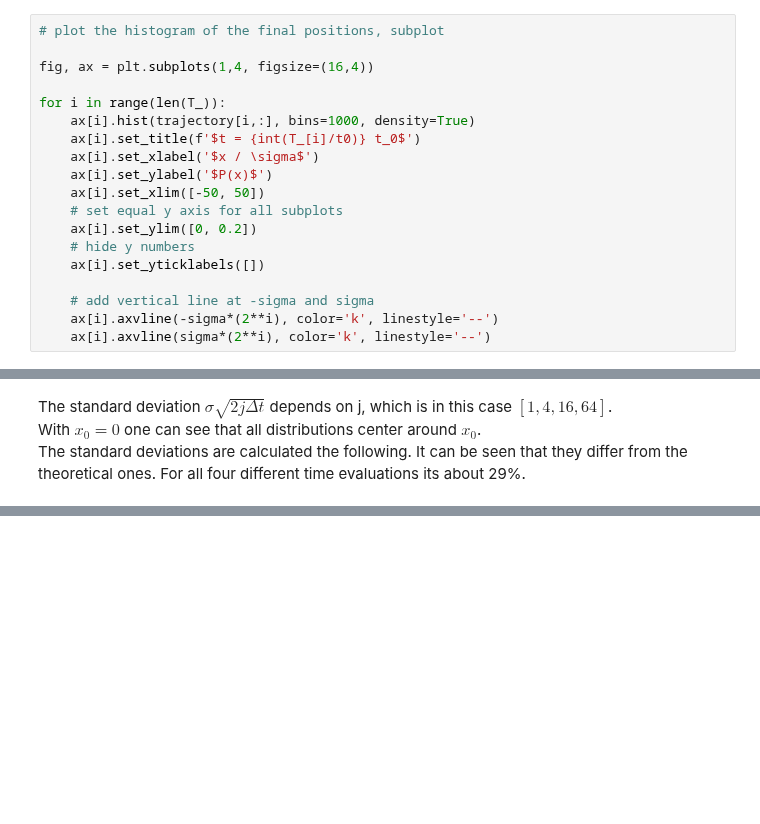
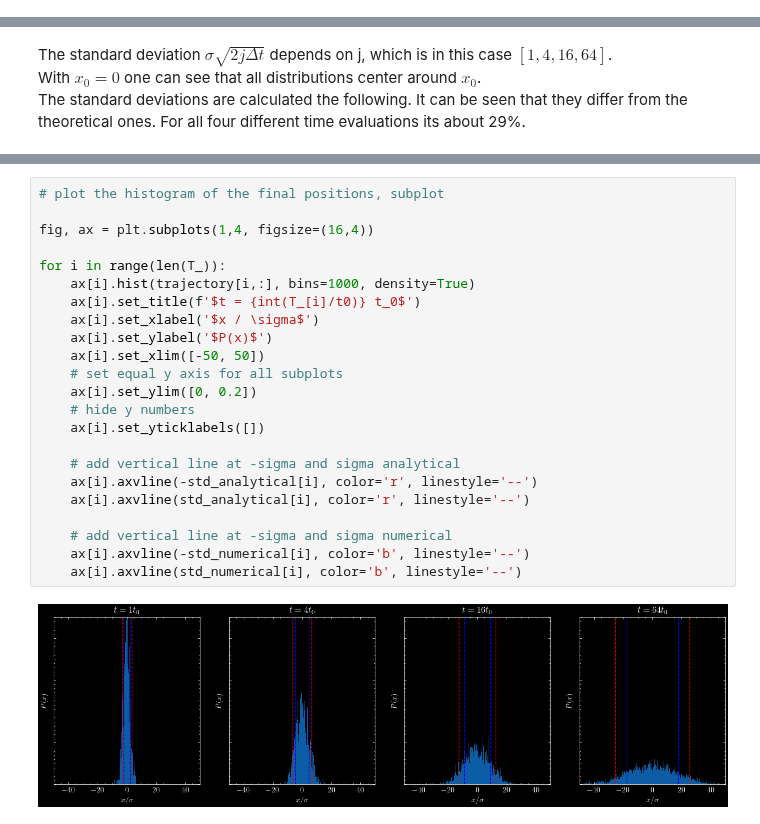
Before and after one commit to FelixWaldschock/Chalmers_FFR120_Simulation_Of_Complex_System, a Jupyter notebook: HW_02/Exercise_7-1.ipynb, the cells around one changed output, grey strips where cells are left out. Cells and saved outputs as stored; diff of their text form; blank space fills up the shorter version.

```diff
--- a/HW_02/Exercise_7-1.ipynb
+++ b/HW_02/Exercise_7-1.ipynb
@@ -54,22 +54,3 @@ for i in range(N):
 
         # paste the final position of the particle in the trajectory matrix
         trajectory[j,i] = x
-# %%
-# plot the histogram of the final positions, subplot
-
-fig, ax = plt.subplots(1,4, figsize=(16,4))
-
-for i in range(len(T_)):
-    ax[i].hist(trajectory[i,:], bins=1000, density=True)
-    ax[i].set_title(f'$t = {int(T_[i]/t0)} t_0$')
-    ax[i].set_xlabel('$x / \sigma$')
-    ax[i].set_ylabel('$P(x)$')
-    ax[i].set_xlim([-50, 50])
-    # set equal y axis for all subplots
-    ax[i].set_ylim([0, 0.2])
-    # hide y numbers
-    ax[i].set_yticklabels([])
-
-    # add vertical line at -sigma and sigma
-    ax[i].axvline(-sigma*(2**i), color='k', linestyle='--')
-    ax[i].axvline(sigma*(2**i), color='k', linestyle='--')
@@ -118,0 +98,25 @@ relative_difference[3] = 0.30015286839983135
+# %%
+# plot the histogram of the final positions, subplot
+
+fig, ax = plt.subplots(1,4, figsize=(16,4))
+
+for i in range(len(T_)):
+    ax[i].hist(trajectory[i,:], bins=1000, density=True)
+    ax[i].set_title(f'$t = {int(T_[i]/t0)} t_0$')
+    ax[i].set_xlabel('$x / \sigma$')
+    ax[i].set_ylabel('$P(x)$')
+    ax[i].set_xlim([-50, 50])
+    # set equal y axis for all subplots
+    ax[i].set_ylim([0, 0.2])
+    # hide y numbers
+    ax[i].set_yticklabels([])
+
+    # add vertical line at -sigma and sigma analytical
+    ax[i].axvline(-std_analytical[i], color='r', linestyle='--')
+    ax[i].axvline(std_analytical[i], color='r', linestyle='--')
+
+    # add vertical line at -sigma and sigma numerical
+    ax[i].axvline(-std_numerical[i], color='b', linestyle='--')
+    ax[i].axvline(std_numerical[i], color='b', linestyle='--')
+# %% [output]
+[figure, added]
```
Also changed, not shown: parts of 3 cells of this notebook, 7 other files.
